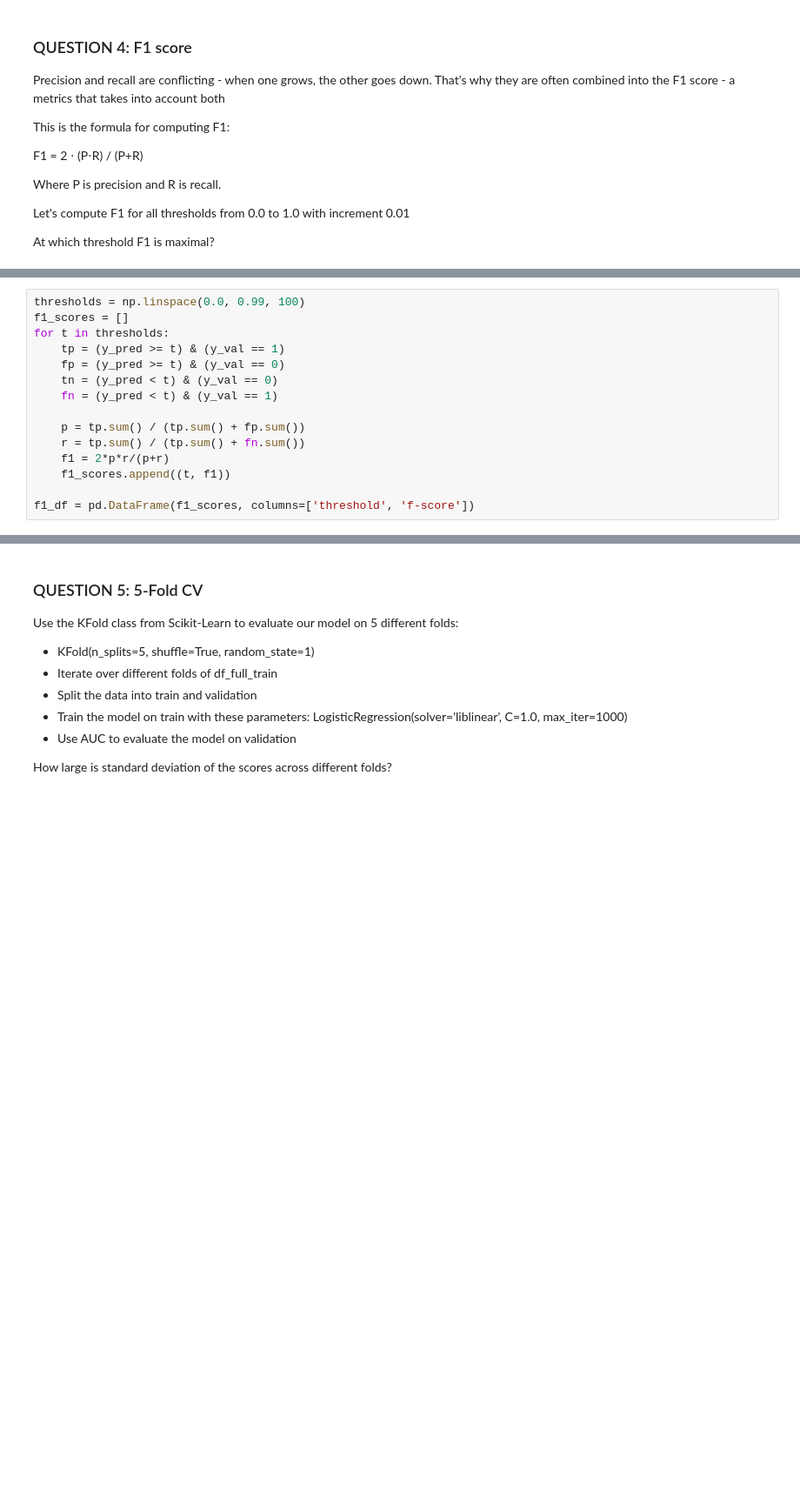
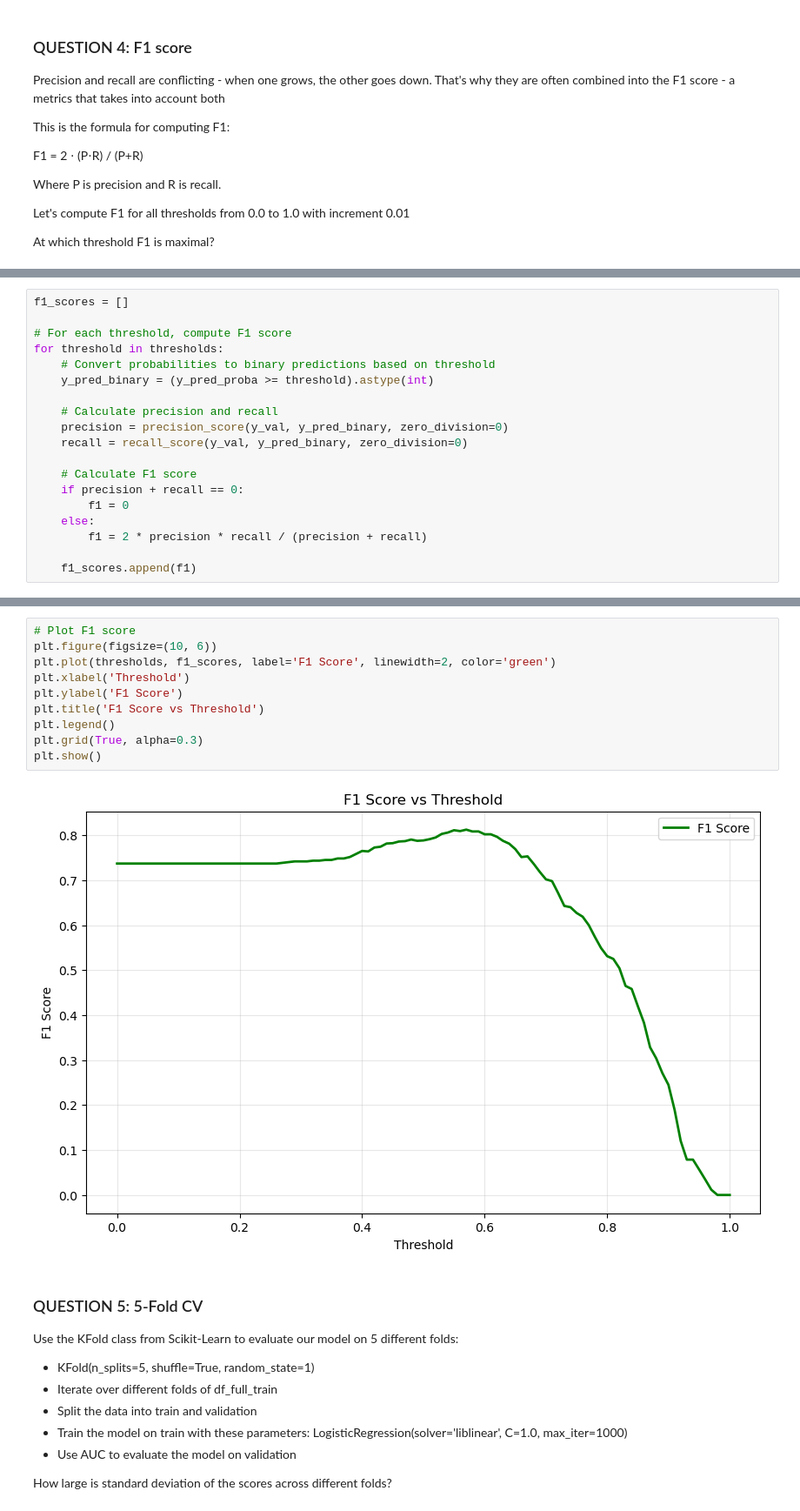
Before and after one commit to filipebodas/ml_zoomcamp_2025, a Jupyter notebook: code/04_evaluation_metrics/homework_04.ipynb, the cells around one changed output, grey strips where cells are left out. Shown: that part at 87% size. Drawn from its saved outputs; the diff is of its cells as text; blank space fills up the shorter version.

```diff
--- a/code/04_evaluation_metrics/homework_04.ipynb
+++ b/code/04_evaluation_metrics/homework_04.ipynb
@@ -207,15 +330,19 @@ At which threshold F1 is maximal?
 # %%
-thresholds = np.linspace(0.0, 0.99, 100)
 f1_scores = []
-for t in thresholds:
-    tp = (y_pred >= t) & (y_val == 1)
-    fp = (y_pred >= t) & (y_val == 0)
-    tn = (y_pred < t) & (y_val == 0)
-    fn = (y_pred < t) & (y_val == 1)
 
-    p = tp.sum() / (tp.sum() + fp.sum())
-    r = tp.sum() / (tp.sum() + fn.sum())
-    f1 = 2*p*r/(p+r)
-    f1_scores.append((t, f1))
+# For each threshold, compute F1 score
+for threshold in thresholds:
+    # Convert probabilities to binary predictions based on threshold
+    y_pred_binary = (y_pred_proba >= threshold).astype(int)
 
-f1_df = pd.DataFrame(f1_scores, columns=['threshold', 'f-score'])
+    # Calculate precision and recall
+    precision = precision_score(y_val, y_pred_binary, zero_division=0)
+    recall = recall_score(y_val, y_pred_binary, zero_division=0)
+
+    # Calculate F1 score
+    if precision + recall == 0:
+        f1 = 0
+    else:
+        f1 = 2 * precision * recall / (precision + recall)
+
+    f1_scores.append(f1)
@@ -231 +358,13 @@ f1_df.nlargest(5, 'f-score')
+# %%
+# Plot F1 score
+plt.figure(figsize=(10, 6))
+plt.plot(thresholds, f1_scores, label='F1 Score', linewidth=2, color='green')
+plt.xlabel('Threshold')
+plt.ylabel('F1 Score')
+plt.title('F1 Score vs Threshold')
+plt.legend()
+plt.grid(True, alpha=0.3)
+plt.show()
+# %% [output]
+[figure, added]
 # %% [markdown]
```
Also changed, not shown: parts of 32 cells of this notebook.
